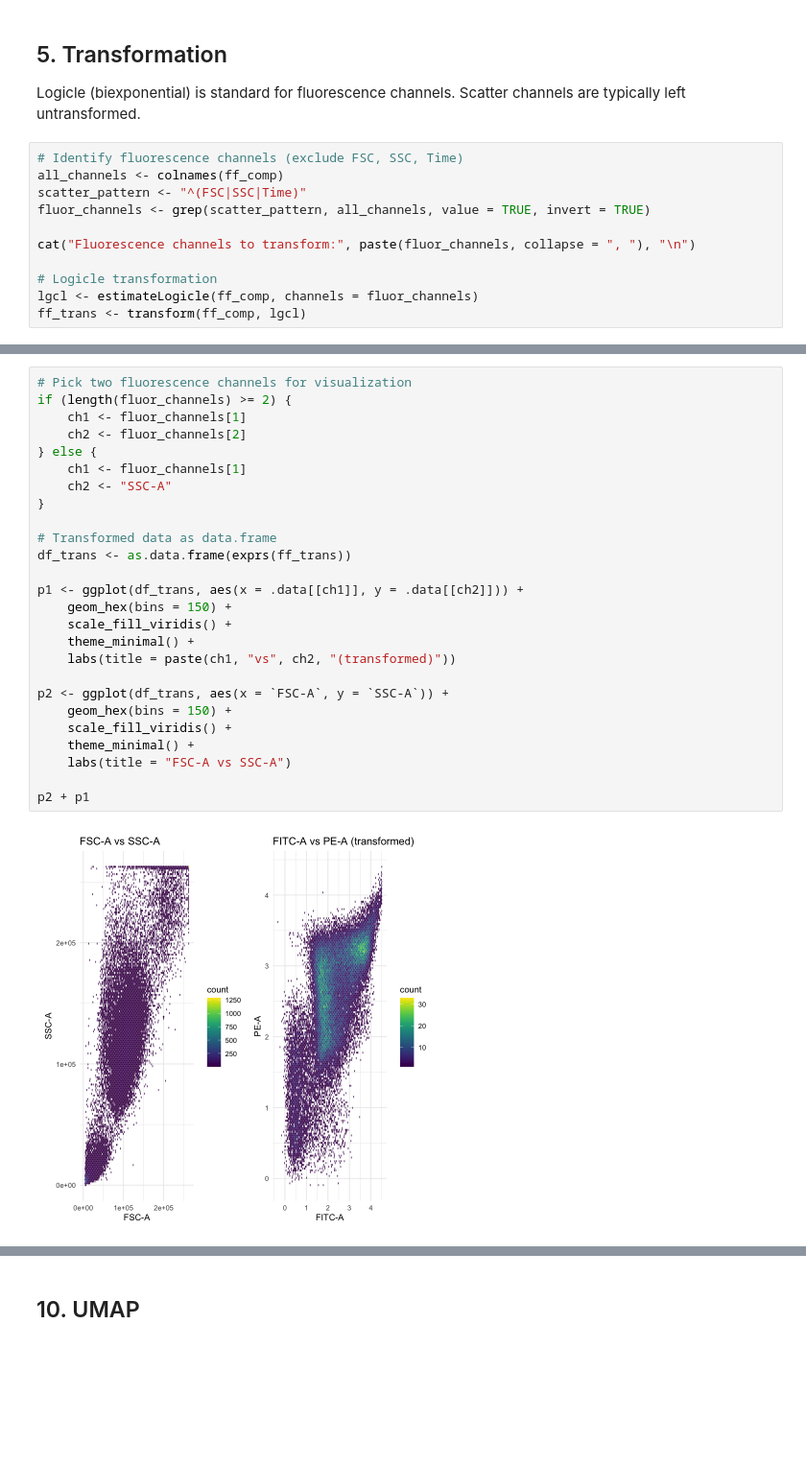
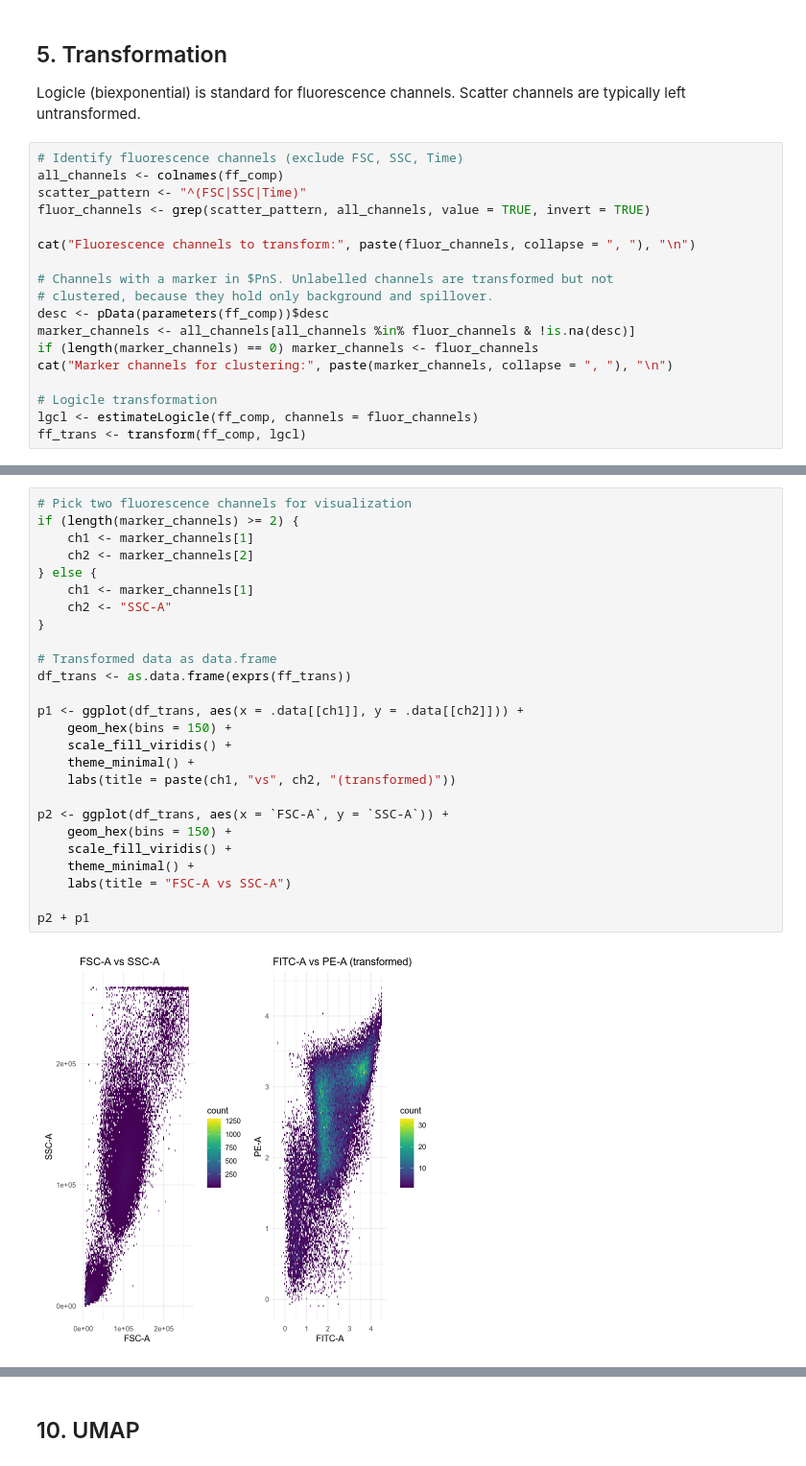
Before and after one commit to cgenomicslab/flow, a Jupyter notebook: notebooks/02_single_fcs_analysis.ipynb, the cells around one changed output, grey strips where cells are left out. Shown at 96% size. Cells and saved outputs as stored; diff of their text form; blank space fills up the shorter version.

```diff
--- a/notebooks/02_single_fcs_analysis.ipynb
+++ b/notebooks/02_single_fcs_analysis.ipynb
@@ -139,6 +133,13 @@ fluor_channels <- grep(scatter_pattern, all_channels, value = TRUE, invert = TRU
 
 cat("Fluorescence channels to transform:", paste(fluor_channels, collapse = ", "), "\n")
 
+# Channels with a marker in $PnS. Unlabelled channels are transformed but not
+# clustered, because they hold only background and spillover.
+desc <- pData(parameters(ff_comp))$desc
+marker_channels <- all_channels[all_channels %in% fluor_channels & !is.na(desc)]
+if (length(marker_channels) == 0) marker_channels <- fluor_channels
+cat("Marker channels for clustering:", paste(marker_channels, collapse = ", "), "\n")
+
 # Logicle transformation
 lgcl <- estimateLogicle(ff_comp, channels = fluor_channels)
 ff_trans <- transform(ff_comp, lgcl)
@@ -149,30 +151,30 @@ Fluorescence channels to transform: FITC-A, PE-A, PerCP-A, APC-A
 # %%
 # Pick two fluorescence channels for visualization
-if (length(fluor_channels) >= 2) {
-    ch1 <- fluor_channels[1]
-    ch2 <- fluor_channels[2]
+if (length(marker_channels) >= 2) {
+    ch1 <- marker_channels[1]
+    ch2 <- marker_channels[2]
 } else {
-    ch1 <- fluor_channels[1]
+    ch1 <- marker_channels[1]
     ch2 <- "SSC-A"
 }
 
 # Transformed data as data.frame
 df_trans <- as.data.frame(exprs(ff_trans))
 
 p1 <- ggplot(df_trans, aes(x = .data[[ch1]], y = .data[[ch2]])) +
     geom_hex(bins = 150) +
     scale_fill_viridis() +
     theme_minimal() +
     labs(title = paste(ch1, "vs", ch2, "(transformed)"))
 
 p2 <- ggplot(df_trans, aes(x = `FSC-A`, y = `SSC-A`)) +
     geom_hex(bins = 150) +
     scale_fill_viridis() +
     theme_minimal() +
     labs(title = "FSC-A vs SSC-A")
 
 p2 + p1
 # %% [output]
-[figure, old version]
+[figure, new version]
 # %% [markdown]
 ## 7. Manual gating with flowWorkspace
```
Also changed, not shown: parts of 18 cells of this notebook, 11 other files.
